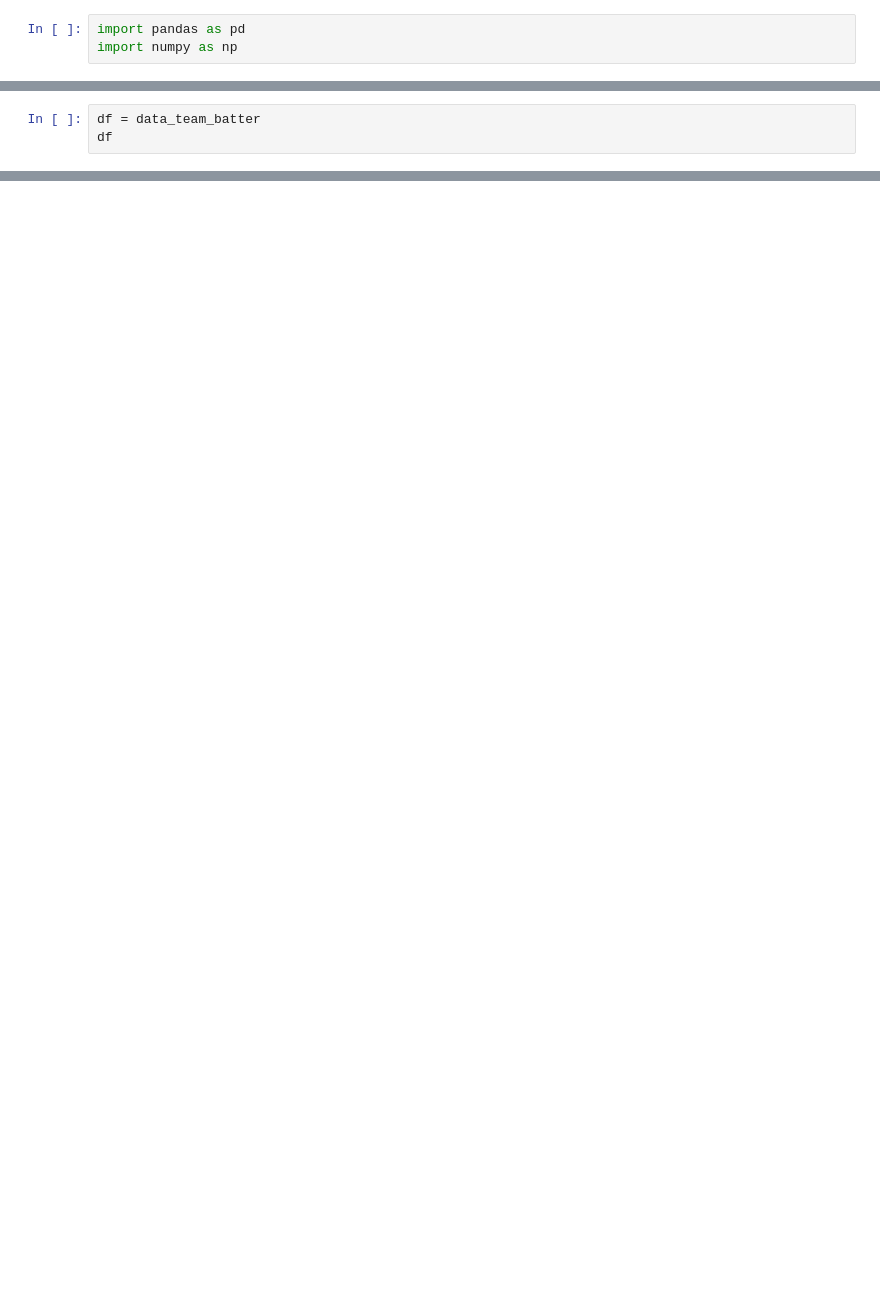
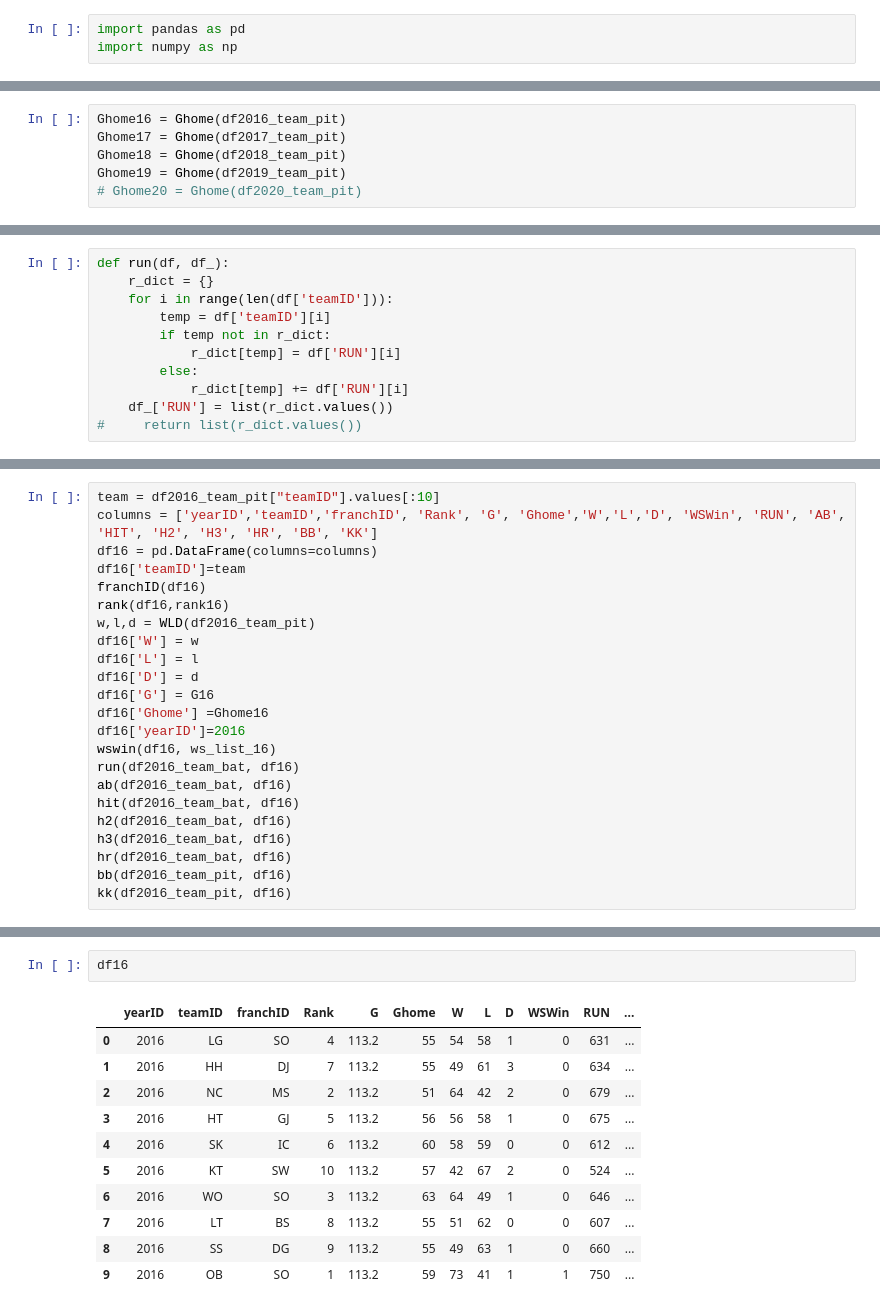
Before and after one commit to Hoesung-Jung/2020_BigContest, a Jupyter notebook: personal directory/h0han/codes/predict_kbo/preprocessing(2016-2019).ipynb, the cells around one changed output, grey strips where cells are left out. Drawn from its saved outputs; the diff is of its cells as text; blank space fills up the shorter version.

```diff
--- a/personal directory/h0han/codes/predict_kbo/preprocessing(2016-2019).ipynb
+++ b/personal directory/h0han/codes/predict_kbo/preprocessing(2016-2019).ipynb
@@ -7,3 +5,0 @@ data_team_batter = pd.read_csv('2020빅콘테스트_스포츠투아이_제공데
-# %%
-df = data_team_batter
-df
@@ -53,0 +200,6 @@ df.loc[df["GDAY_DS"] < 20160826] #2016년도의 113경기만큼을 분리
+# %%
+Ghome16 = Ghome(df2016_team_pit)
+Ghome17 = Ghome(df2017_team_pit)
+Ghome18 = Ghome(df2018_team_pit)
+Ghome19 = Ghome(df2019_team_pit)
+# Ghome20 = Ghome(df2020_team_pit)
@@ -53,0 +242,11 @@ df.loc[df["GDAY_DS"] < 20160826] #2016년도의 113경기만큼을 분리
+# %%
+def run(df, df_):
+    r_dict = {}
+    for i in range(len(df['teamID'])):
+        temp = df['teamID'][i]
+        if temp not in r_dict:
+            r_dict[temp] = df['RUN'][i]
+        else:
+            r_dict[temp] += df['RUN'][i]
+    df_['RUN'] = list(r_dict.values())
+#     return list(r_dict.values())
@@ -53,0 +362,23 @@ df.loc[df["GDAY_DS"] < 20160826] #2016년도의 113경기만큼을 분리
+# %%
+team = df2016_team_pit["teamID"].values[:10]
+columns = ['yearID','teamID','franchID', 'Rank', 'G', 'Ghome','W','L','D', 'WSWin', 'RUN', 'AB', 'HIT', 'H2', 'H3', 'HR', 'BB', 'KK']
+df16 = pd.DataFrame(columns=columns)
+df16['teamID']=team
+franchID(df16)
+rank(df16,rank16)
+w,l,d = WLD(df2016_team_pit)
+df16['W'] = w
+df16['L'] = l
+df16['D'] = d
+df16['G'] = G16
+df16['Ghome'] =Ghome16
+df16['yearID']=2016
+wswin(df16, ws_list_16)
+run(df2016_team_bat, df16)
+ab(df2016_team_bat, df16)
+hit(df2016_team_bat, df16)
+h2(df2016_team_bat, df16)
+h3(df2016_team_bat, df16)
+hr(df2016_team_bat, df16)
+bb(df2016_team_pit, df16)
+kk(df2016_team_pit, df16)
@@ -53,0 +500,14 @@ df.loc[df["GDAY_DS"] < 20160826] #2016년도의 113경기만큼을 분리
+# %%
+df16
+# %% [output]
+|  | yearID | teamID | franchID | Rank | G | Ghome | W | L | D | WSWin | RUN | ... |
+| 0 | 2016 | LG | SO | 4 | 113.2 | 55 | 54 | 58 | 1 | 0 | 631 | ... |
+| 1 | 2016 | HH | DJ | 7 | 113.2 | 55 | 49 | 61 | 3 | 0 | 634 | ... |
+| 2 | 2016 | NC | MS | 2 | 113.2 | 51 | 64 | 42 | 2 | 0 | 679 | ... |
+| 3 | 2016 | HT | GJ | 5 | 113.2 | 56 | 56 | 58 | 1 | 0 | 675 | ... |
+| 4 | 2016 | SK | IC | 6 | 113.2 | 60 | 58 | 59 | 0 | 0 | 612 | ... |
+| 5 | 2016 | KT | SW | 10 | 113.2 | 57 | 42 | 67 | 2 | 0 | 524 | ... |
+| 6 | 2016 | WO | SO | 3 | 113.2 | 63 | 64 | 49 | 1 | 0 | 646 | ... |
+| 7 | 2016 | LT | BS | 8 | 113.2 | 55 | 51 | 62 | 0 | 0 | 607 | ... |
+| 8 | 2016 | SS | DG | 9 | 113.2 | 55 | 49 | 63 | 1 | 0 | 660 | ... |
+| 9 | 2016 | OB | SO | 1 | 113.2 | 59 | 73 | 41 | 1 | 1 | 750 | ... |
```
Also changed, not shown: parts of 59 cells of this notebook, 4 other files.
